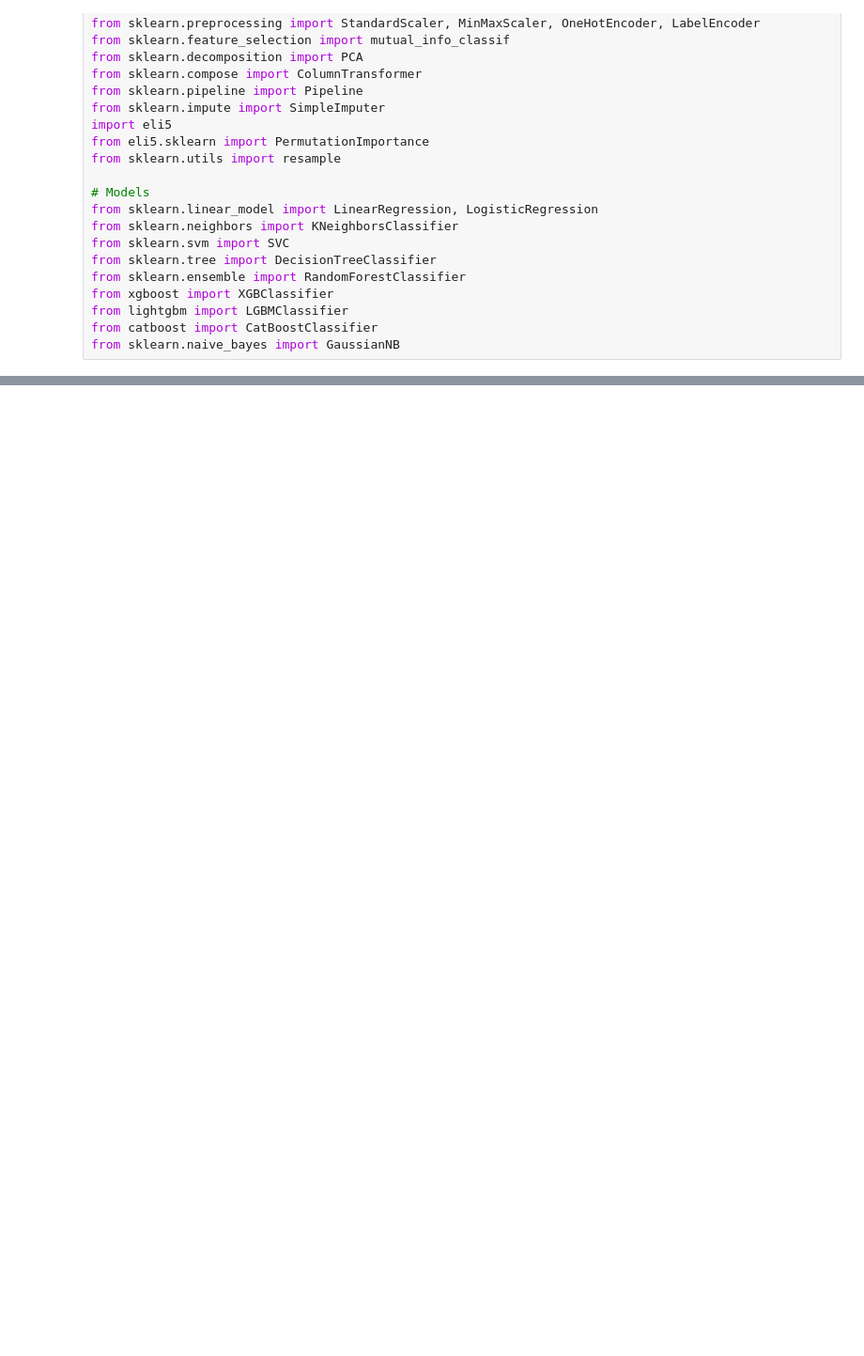
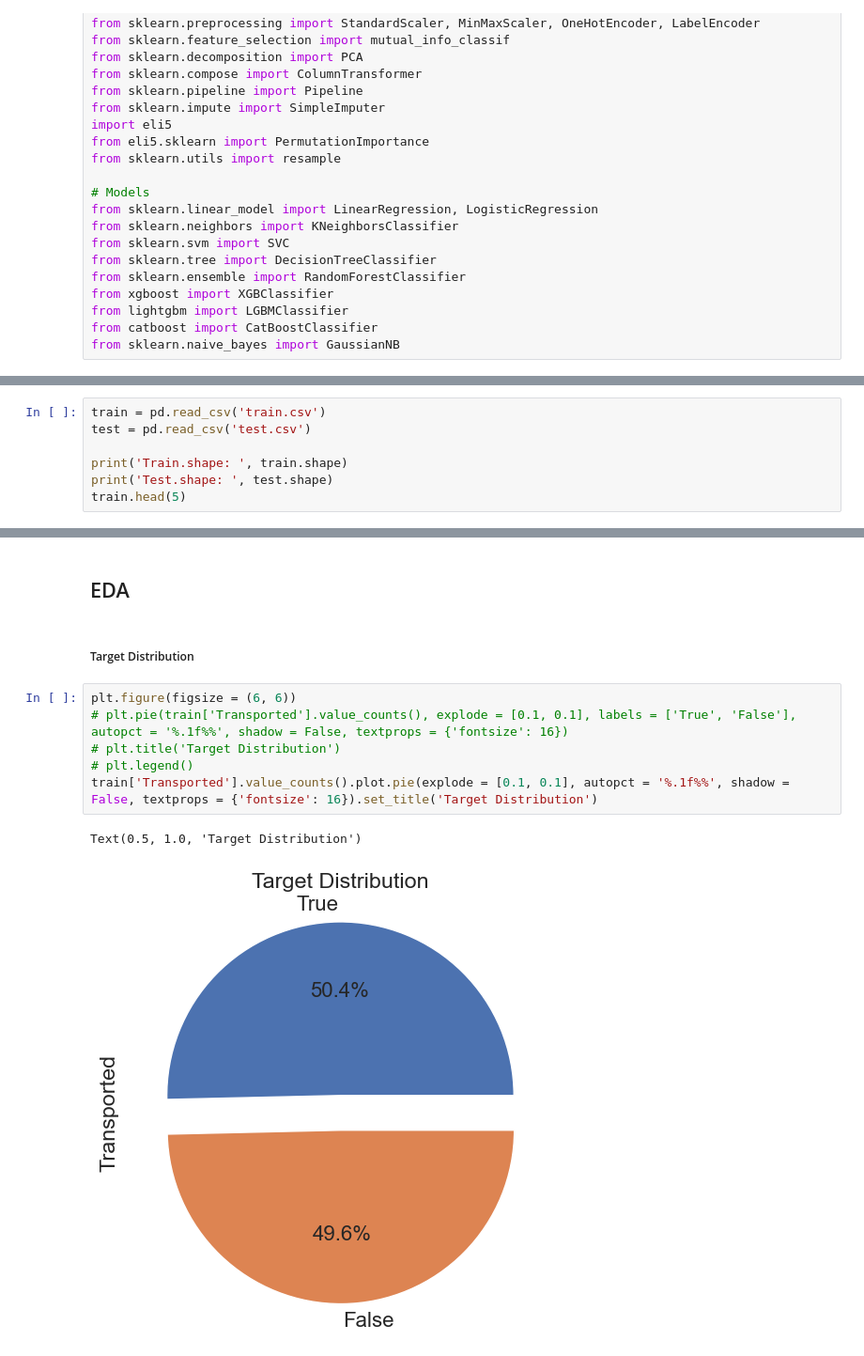
Before and after one commit to PdAlbedo/Spaceship_Titanic, a Jupyter notebook: Spaceship_Practice_Guide.ipynb, the cells around one changed output, grey strips where cells are left out. Shown: that part at 94% size. Drawn from its saved outputs; the diff is of its cells as text; blank space fills up the shorter version.

```diff
--- a/Spaceship_Practice_Guide.ipynb
+++ b/Spaceship_Practice_Guide.ipynb
@@ -36,0 +39,7 @@ from sklearn.naive_bayes import GaussianNB
+# %%
+train = pd.read_csv('train.csv')
+test = pd.read_csv('test.csv')
+
+print('Train.shape: ', train.shape)
+print('Test.shape: ', test.shape)
+train.head(5)
@@ -36,0 +129,13 @@ from sklearn.naive_bayes import GaussianNB
+# %% [markdown]
+## EDA
+# %% [markdown]
+##### Target Distribution
+# %%
+plt.figure(figsize = (6, 6))
+# plt.pie(train['Transported'].value_counts(), explode = [0.1, 0.1], labels = ['True', 'False'], autopct = '%.1f%%', shadow = False, textprops = {'fontsize': 16})
+# plt.title('Target Distribution')
+# plt.legend()
+train['Transported'].value_counts().plot.pie(explode = [0.1, 0.1], autopct = '%.1f%%', shadow = False, textprops = {'fontsize': 16}).set_title('Target Distribution')
+# %% [output]
+Text(0.5, 1.0, 'Target Distribution')
+[figure, added]
```
Also changed, not shown: parts of 40 cells of this notebook.
